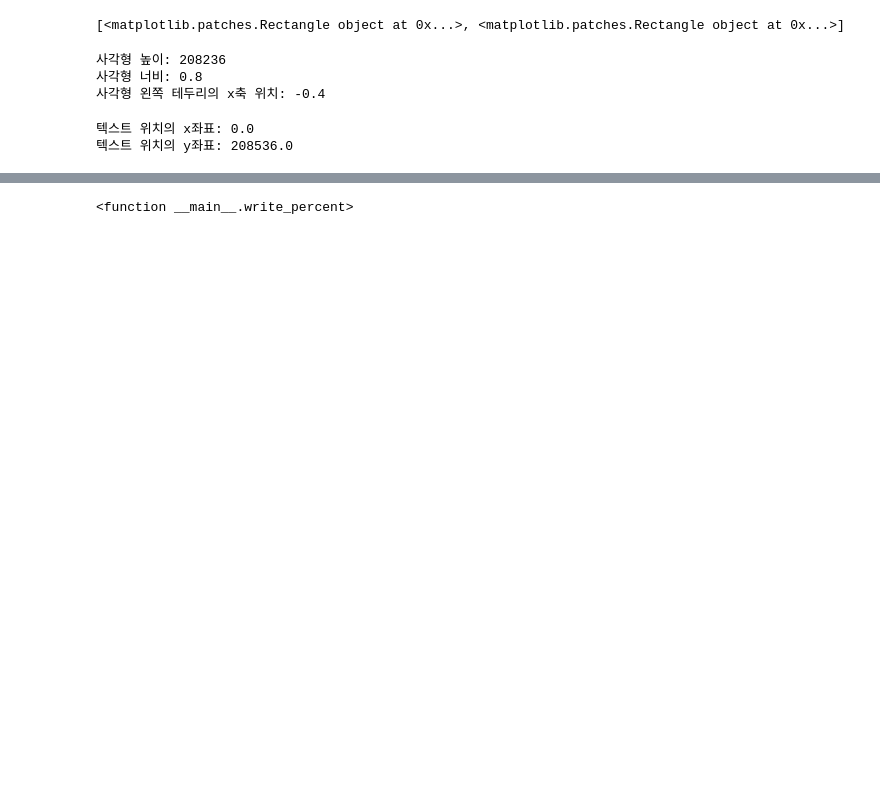
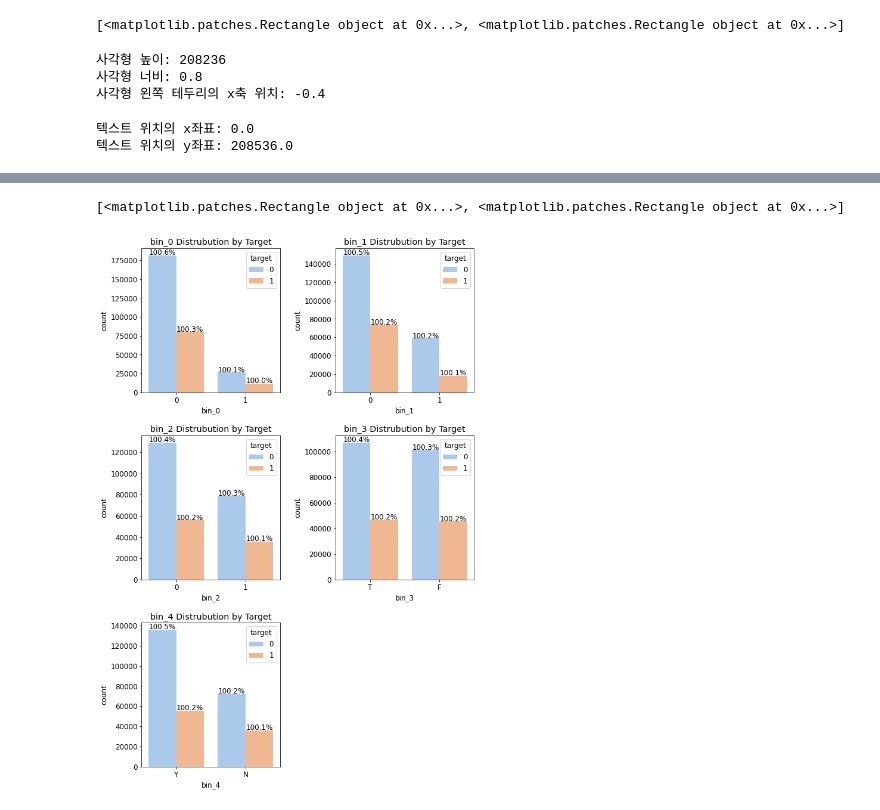
Before and after one commit to choeuneheol/python-practice, a Jupyter notebook: 문재헤결책DAY5(범주형데이터이진분류).ipynb, the cells around one changed output, grey strips where cells are left out. Saved outputs shown, nothing was run; the diff lists cells and outputs as text; code cells hidden in the pictures; blank space fills up the shorter version.

```diff
--- a/문재헤결책DAY5(범주형데이터이진분류).ipynb
+++ b/문재헤결책DAY5(범주형데이터이진분류).ipynb
@@ -170,4 +173,31 @@ ax.set_title('Target Distribution');
-# %%
-write_percent
-# %% [output]
-<function __main__.write_percent>
+# %%
+print(ax.patches)
+# %% [output]
+[<matplotlib.patches.Rectangle object at 0x...>, <matplotlib.patches.Rectangle object at 0x...>]
+# %%
+import matplotlib.gridspec as gridspec # 여러 그래프를 격자 형태로 배치
+
+# 3행 2열 틀(figure) 준비
+mpl.rc('font', size=12)
+grid = gridspec.GridSpec(3,2)                 # 그래프(서브플롯)를 3행 2열로 배치
+plt.figure(figsize=(10,16))                   # 전체 Figure 크기 설정
+plt.subplots_adjust(wspace=0.4, hspace=0.3)   # 서브 플롯 간 좌우/상하 여백 설정
+
+
+# 서브 플롯 그리기
+bin_features = ['bin_0','bin_1','bin_2','bin_3','bin_4']  # 피처 목록
+
+for idx, feature in enumerate(bin_features):
+  ax = plt.subplot(grid[idx])
+
+  # ax축에 타깃값 분포 카운트 플롯 그리기
+  sns.countplot(x=feature,
+                data=train,
+                hue='target',
+                palette='pastel',     #그래프 색상 설정
+                ax=ax)
+
+  ax.set_title(f'{feature} Distrubution by Target')   # 그래프 제목 설정
+  write_percent(ax, len(train))                       # 비율 표시
+# %% [output]
+[figure, added]
```
Also changed, not shown: parts of 4 cells of this notebook.
